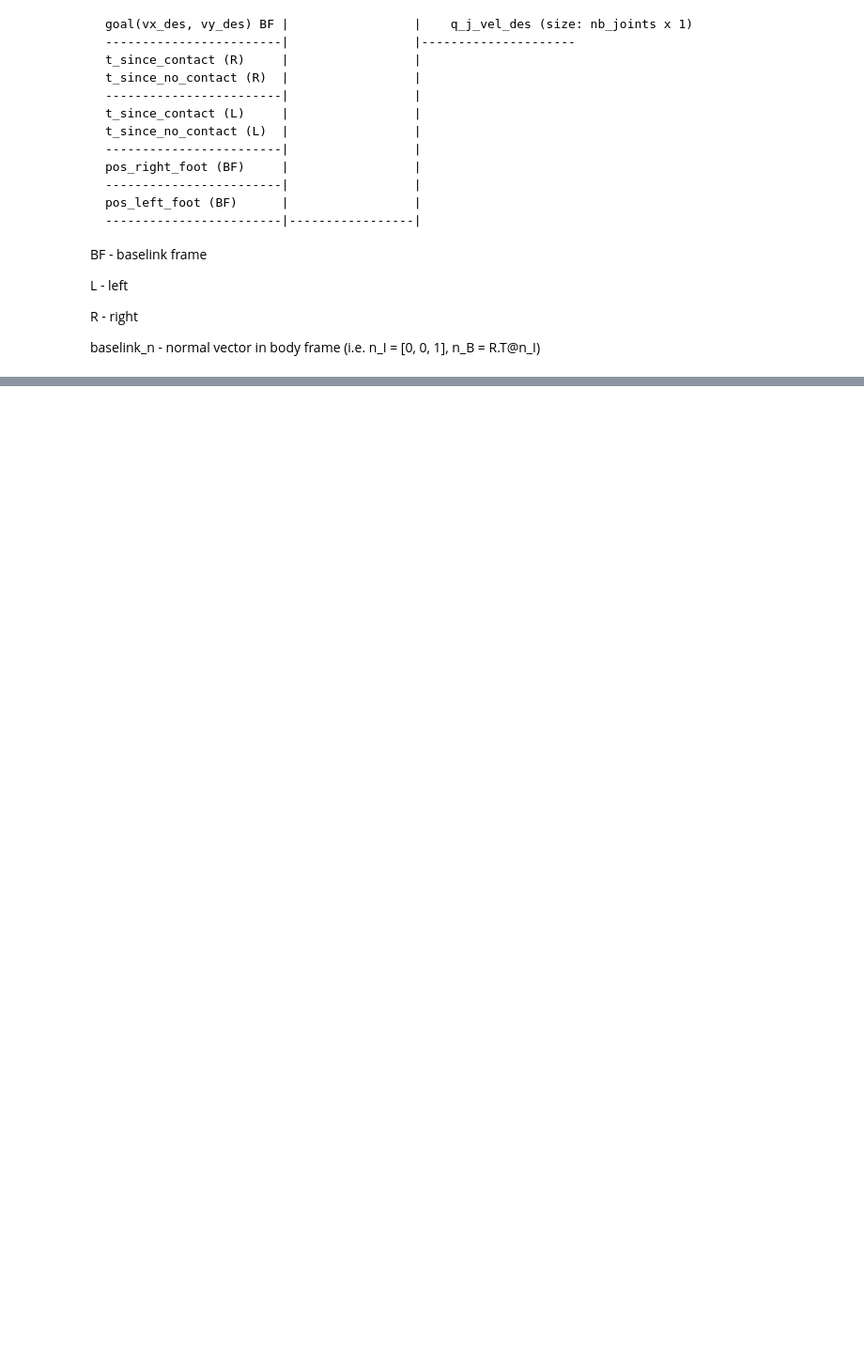
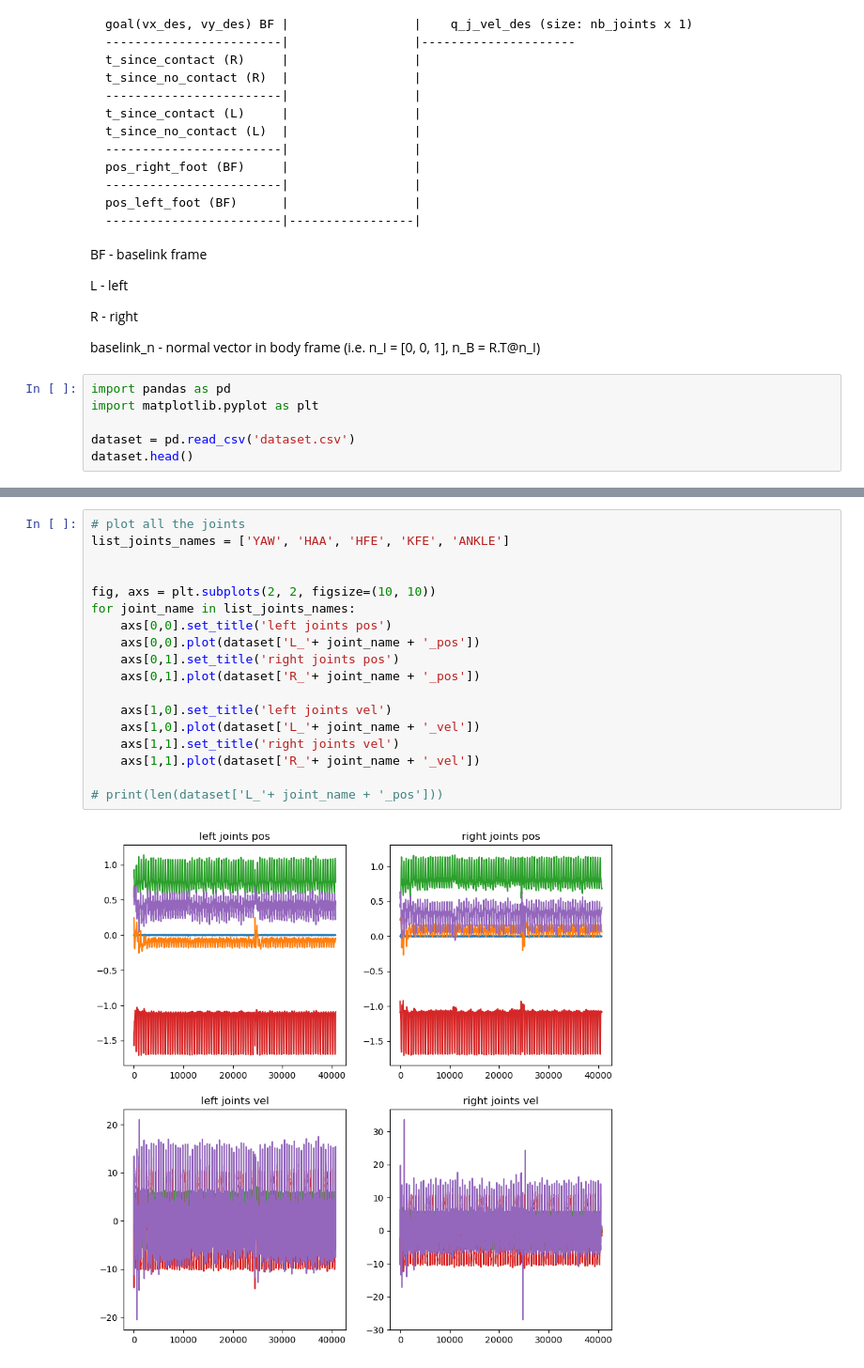
Before and after one commit to Stapelzeiger/biped, a Jupyter notebook: sim_mujoco/sim_mujoco/data/data_analysis.ipynb, the cells around one changed output, grey strips where cells are left out. Shown at 94% size. Cells and saved outputs as stored; diff of their text form; blank space fills up the shorter version.

Commit message:
dataset and data_analysis

```diff
--- a/sim_mujoco/sim_mujoco/data/data_analysis.ipynb
+++ b/sim_mujoco/sim_mujoco/data/data_analysis.ipynb
@@ -33,3 +33,9 @@ L - left
 R - right
 
 baselink_n - normal vector in body frame (i.e. n_I = [0, 0, 1], n_B = R.T@n_I)
+# %%
+import pandas as pd
+import matplotlib.pyplot as plt
+
+dataset = pd.read_csv('dataset.csv')
+dataset.head()
@@ -35,0 +50,20 @@ baselink_n - normal vector in body frame (i.e. n_I = [0, 0, 1], n_B = R.T@n_I)
+# %%
+# plot all the joints
+list_joints_names = ['YAW', 'HAA', 'HFE', 'KFE', 'ANKLE']
+
+
+fig, axs = plt.subplots(2, 2, figsize=(10, 10))
+for joint_name in list_joints_names:
+    axs[0,0].set_title('left joints pos')
+    axs[0,0].plot(dataset['L_'+ joint_name + '_pos'])
+    axs[0,1].set_title('right joints pos')
+    axs[0,1].plot(dataset['R_'+ joint_name + '_pos'])
+
+    axs[1,0].set_title('left joints vel')
+    axs[1,0].plot(dataset['L_'+ joint_name + '_vel'])
+    axs[1,1].set_title('right joints vel')
+    axs[1,1].plot(dataset['R_'+ joint_name + '_vel'])
+
+# print(len(dataset['L_'+ joint_name + '_pos']))
+# %% [output]
+[figure, added]
```
Also changed, not shown: parts of 2 cells of this notebook, 2 other files.
